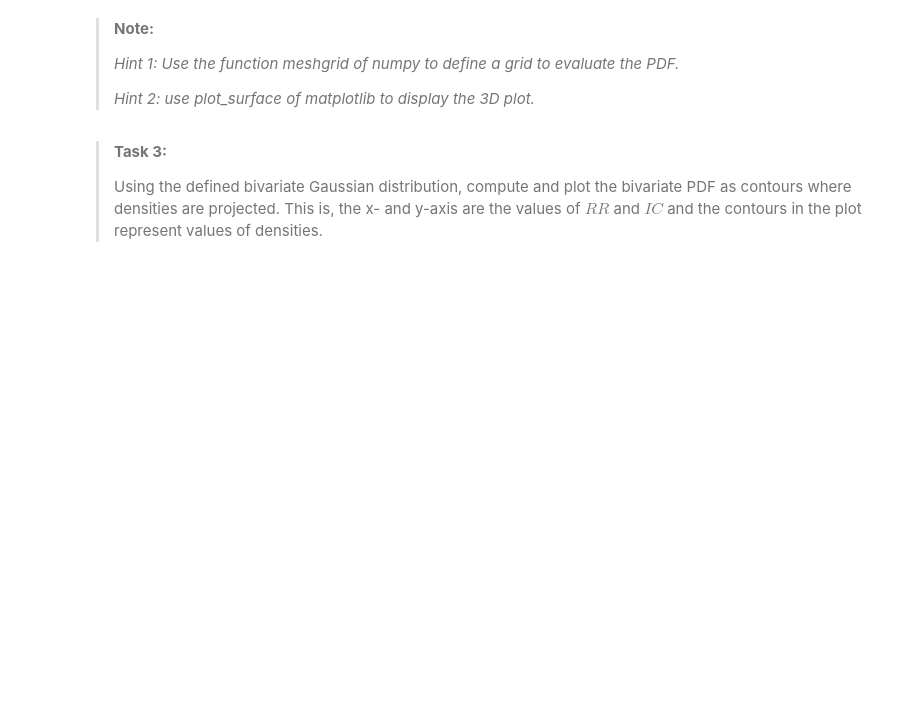
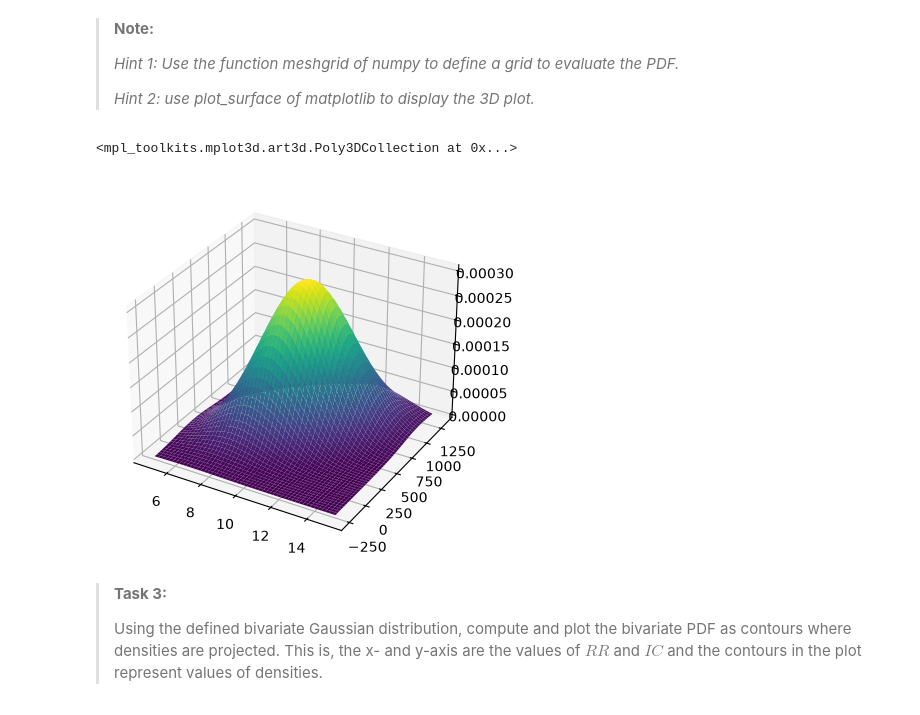
Before and after one commit to anastasisdellis21-png/PA.1.5, a Jupyter notebook: scipy_statcs_3d_plots.ipynb, the cells around one changed output. Drawn from its saved outputs; the diff is of its cells as text; code cells hidden in the pictures; blank space fills up the shorter version.

```diff
--- a/scipy_statcs_3d_plots.ipynb
+++ b/scipy_statcs_3d_plots.ipynb
@@ -101,18 +166,23 @@ print(f"The shape of the mesh is: {mesh_plot.shape}")
 # %%
 # Define the mesh of values where we want to evaluate the random variables
 n = 200 #size of the mesh
-values_RR = np.linspace(### YOUR CODE HERE ###)
-values_IC = np.linspace(### YOUR CODE HERE ###)
+values_RR = np.linspace(np.min(samples[:,0]),np.max(samples[:,0]),n)
+values_IC = np.linspace(np.min(samples[:,1]),np.max(samples[:,1]),n)
 
 # Define the grid
-X1,X2 = np.meshgrid(### YOUR CODE HERE ###)
-X = ### YOUR CODE HERE ###
+X1,X2 = np.meshgrid(values_RR,values_IC)
+X = np.dstack((X1,X2))
+
 
 # Evaluate the PDF
 Z = multivariate_normal(mean=mu, cov=sigma).pdf(X)
 
 # Create the 3D plot
-### YOUR CODE LINES HERE
+fig, ax = plt.subplots(subplot_kw={"projection": "3d"})
+ax.plot_surface(X1,X2,Z,cmap='viridis')
+# %% [output]
+<mpl_toolkits.mplot3d.art3d.Poly3DCollection at 0x...>
+[figure, added]
 # %% [markdown]
 > **Task 3:**
 >
```
Also changed, not shown: parts of 8 cells of this notebook.
